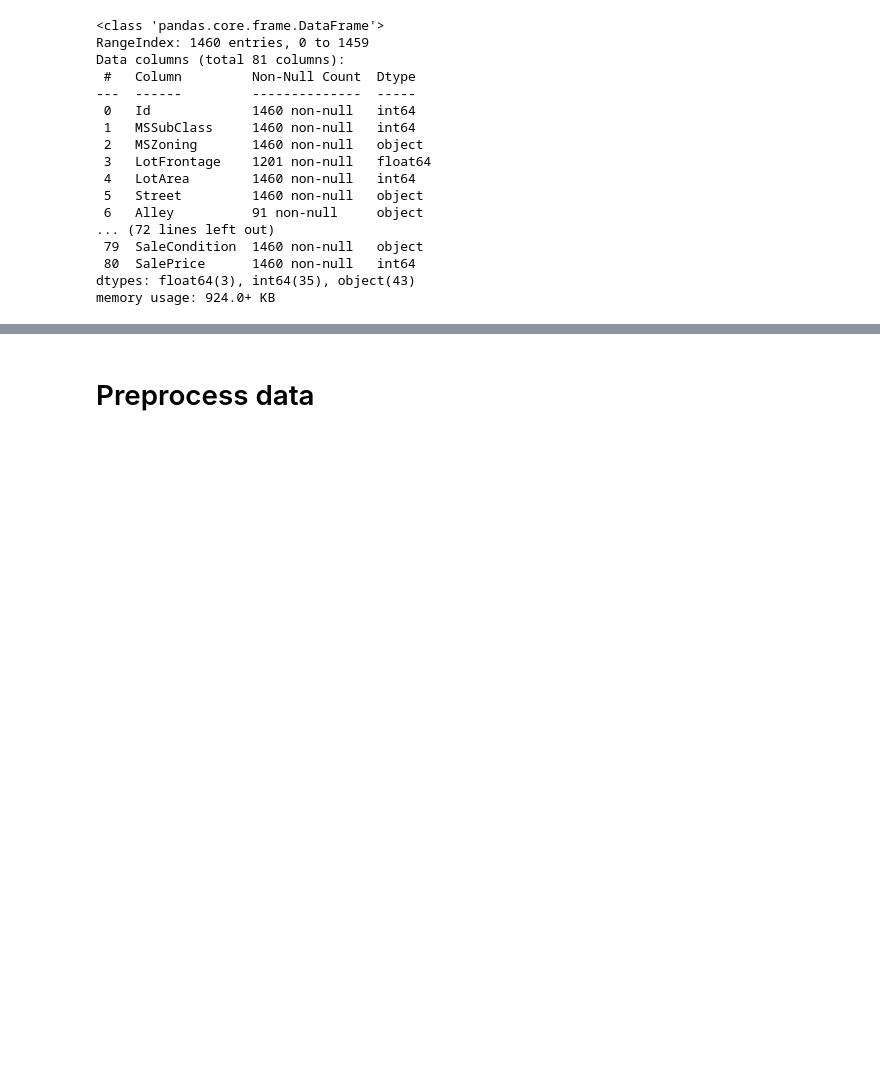
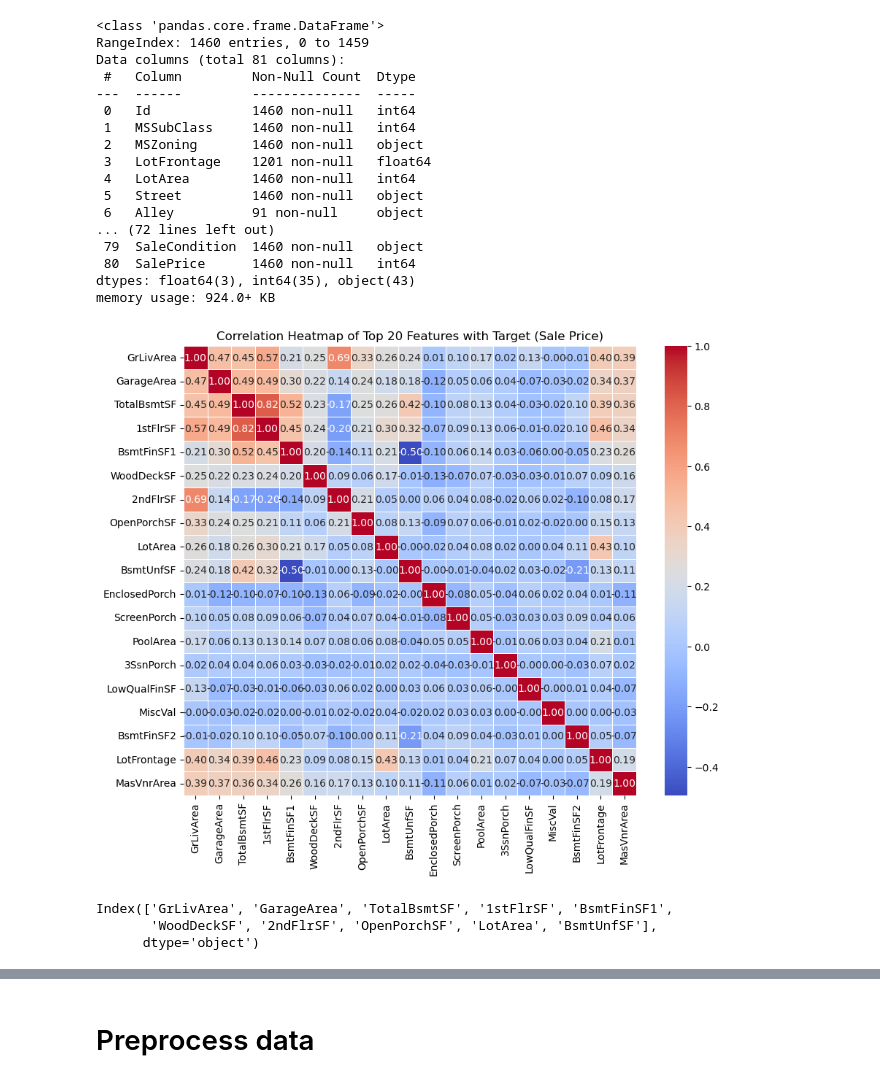
Before and after one commit to jijinexp/kaggle-competitions, a Jupyter notebook: house-prices/house_prices_predictions.ipynb, the cells around one changed output, grey strips where cells are left out. Drawn from its saved outputs; the diff is of its cells as text; code cells hidden in the pictures; blank space fills up the shorter version.

```diff
--- a/house-prices/house_prices_predictions.ipynb
+++ b/house-prices/house_prices_predictions.ipynb
@@ -5,7 +6,7 @@ import pandas as pd
 housing_train = pd.read_csv('../datasets/house-prices-advanced-regression-techniques/train.csv')
 housing_test = pd.read_csv('../datasets/house-prices-advanced-regression-techniques/test.csv')
 # %%
-housing_train_target = housing_train['SalePrice']
+housing_train_target = housing_train['SalePrice'].astype(np.float32)
 housing_train_features = housing_train.drop('SalePrice', axis=1)
 # %%
 housing_train.info()
@@ -29,0 +42,26 @@ memory usage: 924.0+ KB
+# %%
+import matplotlib.pyplot as plt
+import seaborn as sns
+
+Y = housing_train_target.to_numpy().astype(np.float32)
+
+correlation_values = housing_train[numerical_columns].apply(lambda feature: np.abs(np.corrcoef(feature.astype(np.float32), Y)[0, 1]))
+sorted_features = correlation_values.sort_values(ascending=False)
+
+# select the top 10 features with the highest correlation
+k = 20
+corr_features = sorted_features.index[:k]
+
+plt.figure(figsize=(10, 8))
+sns.heatmap(housing_train[corr_features].corr(), annot=True, cmap='coolwarm', fmt='.2f', linewidths=0.5)
+plt.title('Correlation Heatmap of Top 20 Features with Target (Sale Price)')
+plt.show()
+# %% [output]
+[figure, added]
+# %%
+selected_features = sorted_features.where(lambda a: a >= 0.20).dropna().index
+selected_features
+# %% [output]
+Index(['GrLivArea', 'GarageArea', 'TotalBsmtSF', '1stFlrSF', 'BsmtFinSF1',
+       'WoodDeckSF', '2ndFlrSF', 'OpenPorchSF', 'LotArea', 'BsmtUnfSF'],
+      dtype='object')
```
Also changed, not shown: parts of 14 cells of this notebook, 1 other file.
